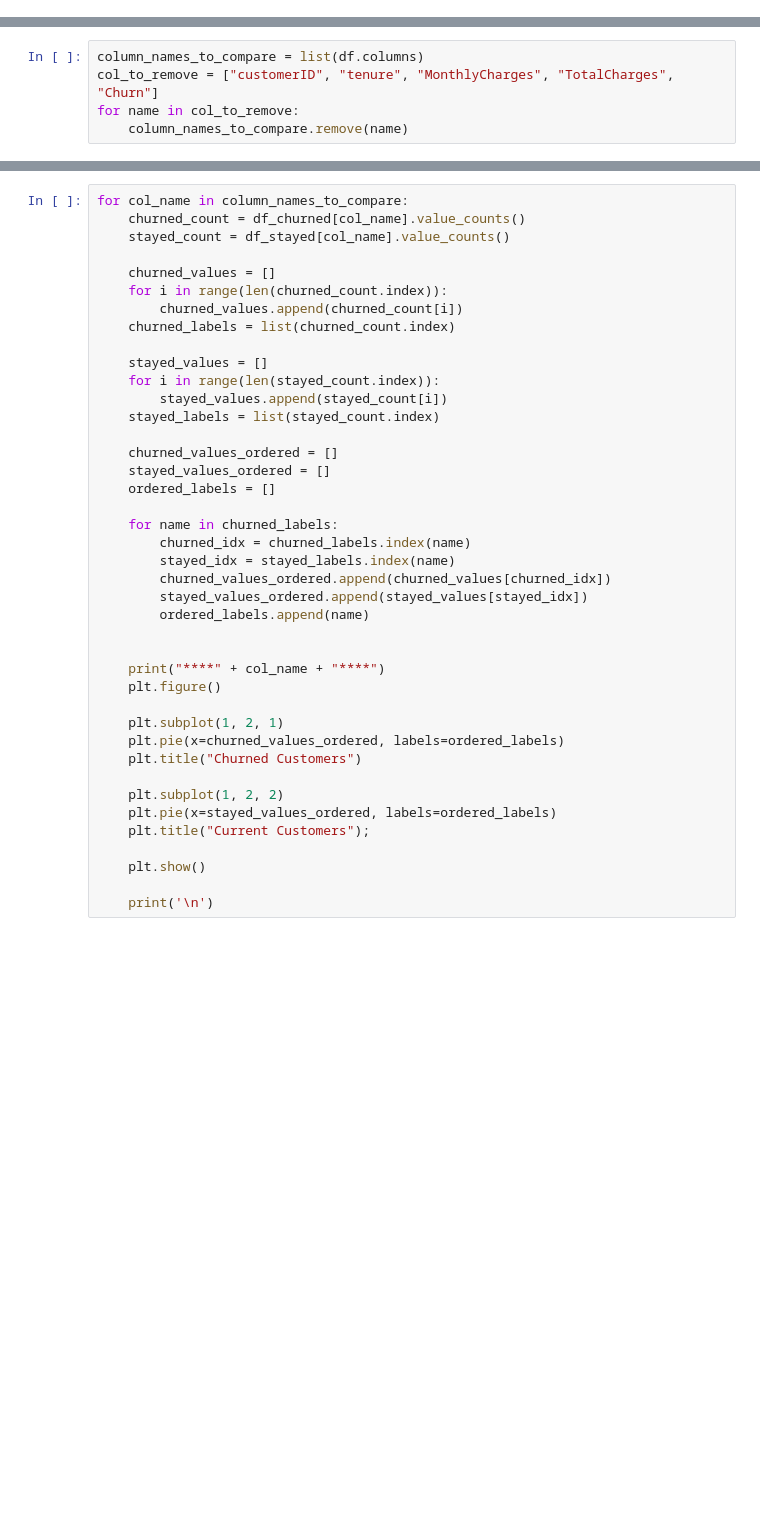
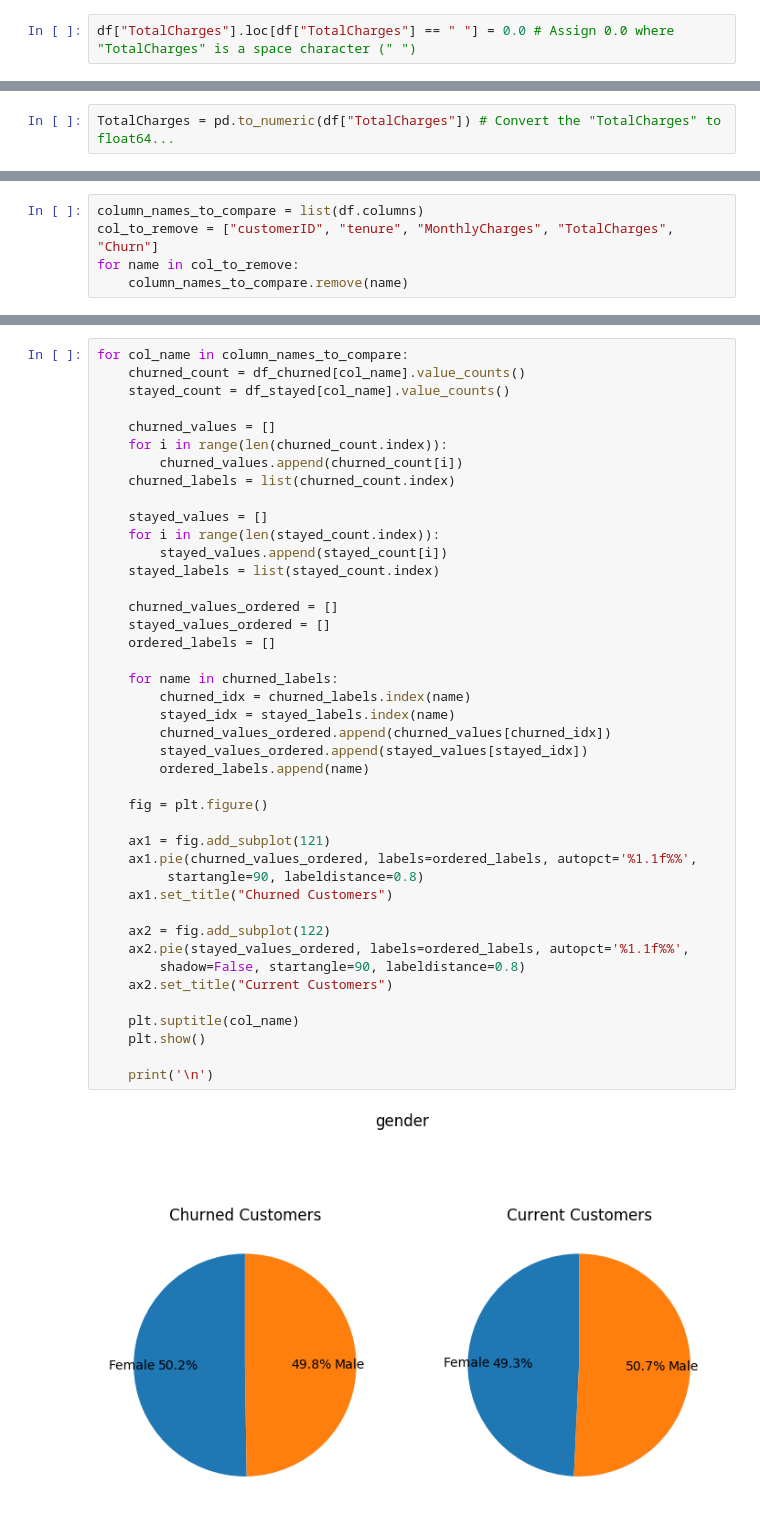
Before and after one commit to keigito/Telco_EDA, a Jupyter notebook: Telco_Customer_Churn.ipynb, the cells around one changed output, grey strips where cells are left out. Saved outputs shown, nothing was run; the diff lists cells and outputs as text; blank space fills up the shorter version.

```diff
--- a/Telco_Customer_Churn.ipynb
+++ b/Telco_Customer_Churn.ipynb
@@ -57,0 +115,2 @@ No NaN values. It looks like this is a clean data set.
+# %%
+df["TotalCharges"].loc[df["TotalCharges"] == " "] = 0.0 # Assign 0.0 where "TotalCharges" is a space character (" ")
@@ -57,0 +143,2 @@ No NaN values. It looks like this is a clean data set.
+# %%
+TotalCharges = pd.to_numeric(df["TotalCharges"]) # Convert the "TotalCharges" to float64...
@@ -79,39 +193,41 @@ for col_name in column_names_to_compare:
     stayed_count = df_stayed[col_name].value_counts()
 
     churned_values = []
     for i in range(len(churned_count.index)):
         churned_values.append(churned_count[i])
     churned_labels = list(churned_count.index)
 
     stayed_values = []
     for i in range(len(stayed_count.index)):
         stayed_values.append(stayed_count[i])
     stayed_labels = list(stayed_count.index)
 
     churned_values_ordered = []
     stayed_values_ordered = []
     ordered_labels = []
 
     for name in churned_labels:
         churned_idx = churned_labels.index(name)
         stayed_idx = stayed_labels.index(name)
         churned_values_ordered.append(churned_values[churned_idx])
         stayed_values_ordered.append(stayed_values[stayed_idx])
         ordered_labels.append(name)
 
+    fig = plt.figure()
 
-    print("****" + col_name + "****")
-    plt.figure()
+    ax1 = fig.add_subplot(121)
+    ax1.pie(churned_values_ordered, labels=ordered_labels, autopct='%1.1f%%',
+         startangle=90, labeldistance=0.8)
+    ax1.set_title("Churned Customers")
 
-    plt.subplot(1, 2, 1)
-    plt.pie(x=churned_values_ordered, labels=ordered_labels)
-    plt.title("Churned Customers")
+    ax2 = fig.add_subplot(122)
+    ax2.pie(stayed_values_ordered, labels=ordered_labels, autopct='%1.1f%%',
+        shadow=False, startangle=90, labeldistance=0.8)
+    ax2.set_title("Current Customers")
 
-    plt.subplot(1, 2, 2)
-    plt.pie(x=stayed_values_ordered, labels=ordered_labels)
-    plt.title("Current Customers");
-
+    plt.suptitle(col_name)
     plt.show()
 
     print('\n')
 # %% [output]
+[figure, new version]
```
Also changed, not shown: parts of 20 cells of this notebook.
